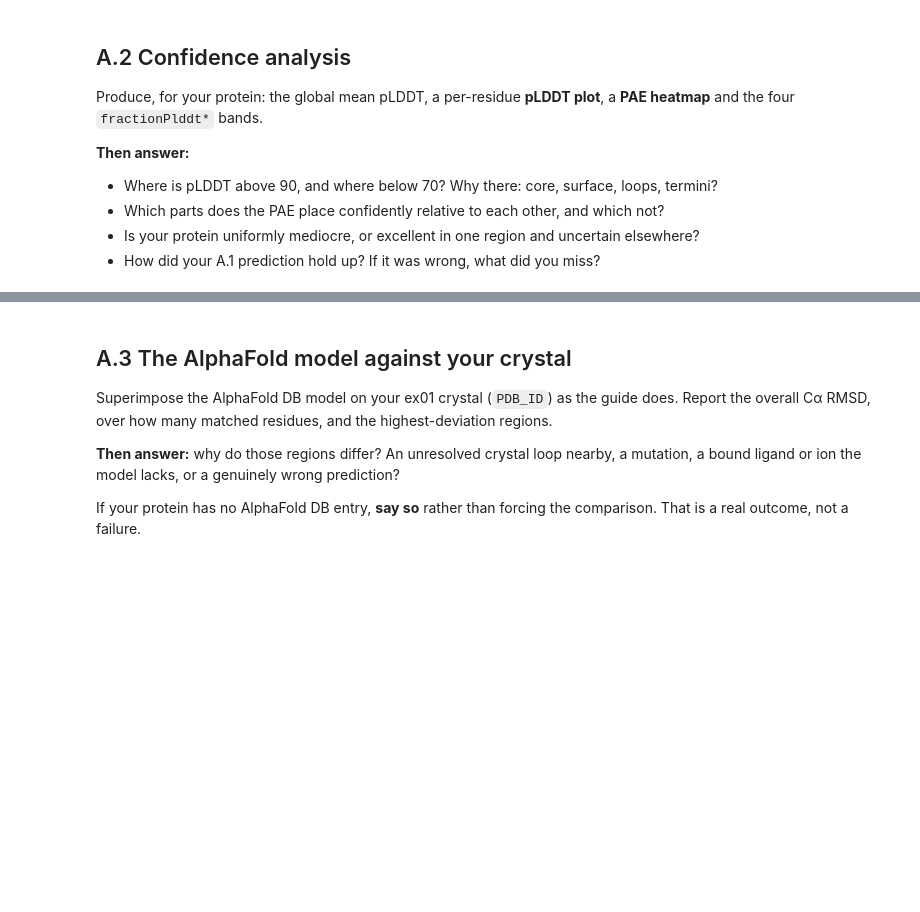
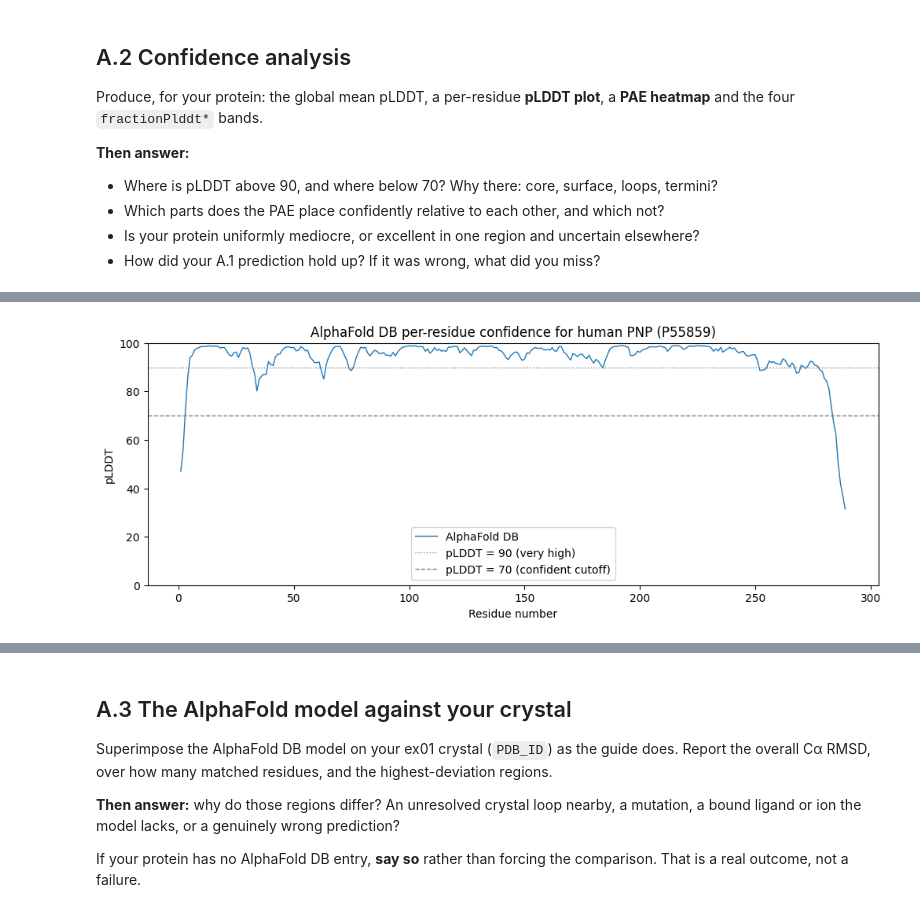
Before and after one commit to Michel-99/my-repo, a Jupyter notebook: ex02/ex02_workbook.ipynb, the cells around one changed output, grey strips where cells are left out. Cells and saved outputs as stored; diff of their text form; code cells hidden in the pictures; blank space fills up the shorter version.

```diff
--- a/ex02/ex02_workbook.ipynb
+++ b/ex02/ex02_workbook.ipynb
@@ -140,3 +208,25 @@ heatmap** and the four `fractionPlddt*` bands.
 - Which parts does the PAE place confidently relative to each other, and which not?
 - Is your protein uniformly mediocre, or excellent in one region and uncertain elsewhere?
 - How did your A.1 prediction hold up? If it was wrong, what did you miss?
+# %%
+UNIPROT = "P55859"          # our protein
+DATA = Path("afdb_data")
+DATA.mkdir(exist_ok=True)
+
+entry = prediction_record(uniprot=UNIPROT)
+(DATA / f"afdb_{UNIPROT}.json").write_text(entry.to_json(indent=2))
+
+print(f"Model: {entry.name}  (pipeline: {entry['toolUsed']})")
+print(f"Sequence length: {entry['sequenceEnd'] - entry['sequenceStart'] + 1} residues")
+print(f"Global mean pLDDT: {entry['globalMetricValue']:.1f}\n")
+
+print("  provenance, and the fields used below:")
+for key in ("modelCreatedDate", "latestVersion", "uniprotSequence", "globalMetricValue",
+            "pdbUrl", "plddtDocUrl", "paeDocUrl"):
+    if key in entry:
+        value = entry[key]
+        shown = f"{value[:52]}..." if isinstance(value, str) and len(value) > 55 else value
+        print(f"    {key:<20} {shown}")
+
+print("\n  downloading:")
+files = download_prediction_files(entry=entry, directory=DATA)
@@ -142,0 +290,9 @@ heatmap** and the four `fractionPlddt*` bands.
+# %%
+confidence = per_residue_confidence(entry=entry)
+
+print(confidence.loc[270:289].to_string())
+
+# 1-4, 40-41, 183-185, 248-256, 258-259, 264-273, 279-284 these are the regions with a high b-factor where we suspected the confidence to be lower
+# this is just a sanity check to pinpoint exactly where the drops in confidence are in the plot below.
+print(confidence.loc[30:50].to_string())
+print(confidence.loc[240:280].to_string())
@@ -142,0 +317,6 @@ heatmap** and the four `fractionPlddt*` bands.
+# %%
+plot_plddt(confidence=confidence,
+           title=f"AlphaFold DB per-residue confidence for human PNP ({UNIPROT})")
+plt.show()
+# %% [output]
+[figure, added]
```
Also changed, not shown: parts of 19 cells of this notebook.
